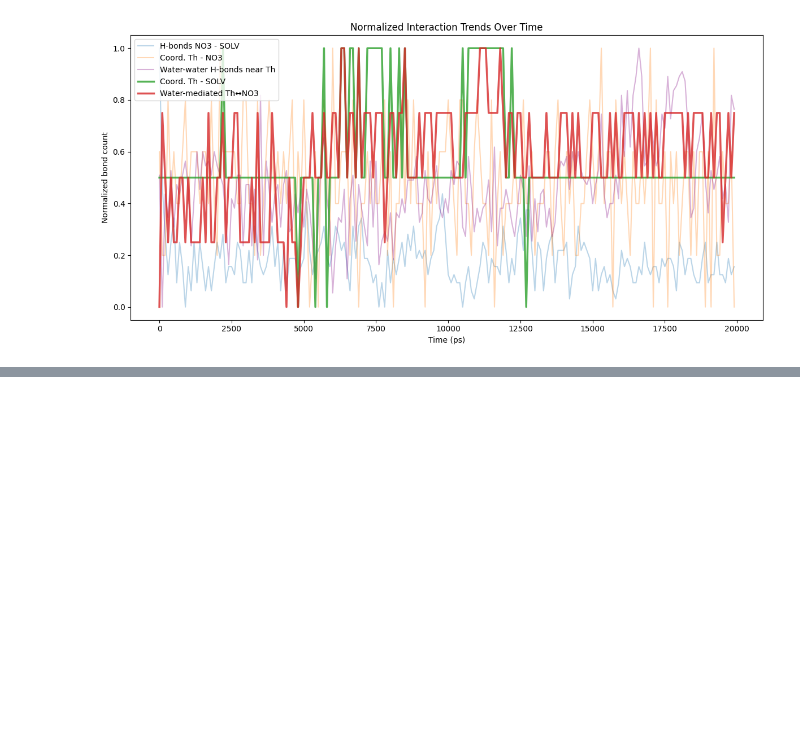
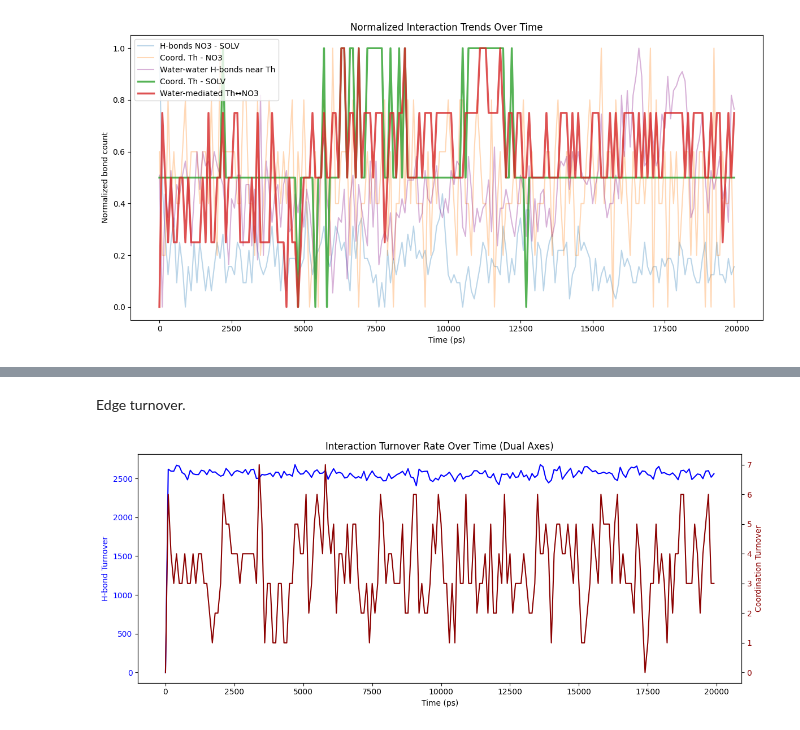
Before and after one commit to coreytaylorcompchem/comp_chem, a Jupyter notebook: md/01_Th_oligomerisation/2025-09-03_QMMM_Th_NaKLi_02_Li.ipynb, the cells around one changed output, grey strips where cells are left out. Cells and saved outputs as stored; diff of their text form; code cells hidden in the pictures; blank space fills up the shorter version.

```diff
--- a/md/01_Th_oligomerisation/2025-09-03_QMMM_Th_NaKLi_02_Li.ipynb
+++ b/md/01_Th_oligomerisation/2025-09-03_QMMM_Th_NaKLi_02_Li.ipynb
@@ -250,0 +314,34 @@ plt.show()
+# %% [markdown]
+Edge turnover.
+# %%
+# Turnover for H-bonds
+hb_turnover = analyser.get_edge_turnover(bond_type="H-bond")
+
+# Turnover for coordination bonds
+coord_turnover = analyser.get_edge_turnover(bond_type="Coordination")
+
+# Unpack data
+hb_times, hb_turn = zip(*hb_turnover)
+coord_times, coord_turn = zip(*coord_turnover)
+
+# Create figure and axis
+fig, ax1 = plt.subplots(figsize=(12, 5))
+
+# First y-axis for H-bond turnover
+ax1.plot(hb_times, hb_turn, label="H-bond turnover", color='blue')
+ax1.set_xlabel("Time (ps)")
+ax1.set_ylabel("H-bond Turnover", color='blue')
+ax1.tick_params(axis='y', labelcolor='blue')
+
+# Second y-axis for coordination turnover
+ax2 = ax1.twinx()
+ax2.plot(coord_times, coord_turn, label="Coordination turnover", color='darkred')
+ax2.set_ylabel("Coordination Turnover", color='darkred')
+ax2.tick_params(axis='y', labelcolor='darkred')
+
+# Title and layout
+plt.title("Interaction Turnover Rate Over Time (Dual Axes)")
+fig.tight_layout()
+plt.show()
+# %% [output]
+[figure, added]
```
Also changed, not shown: parts of 23 cells of this notebook, 3 other files.
